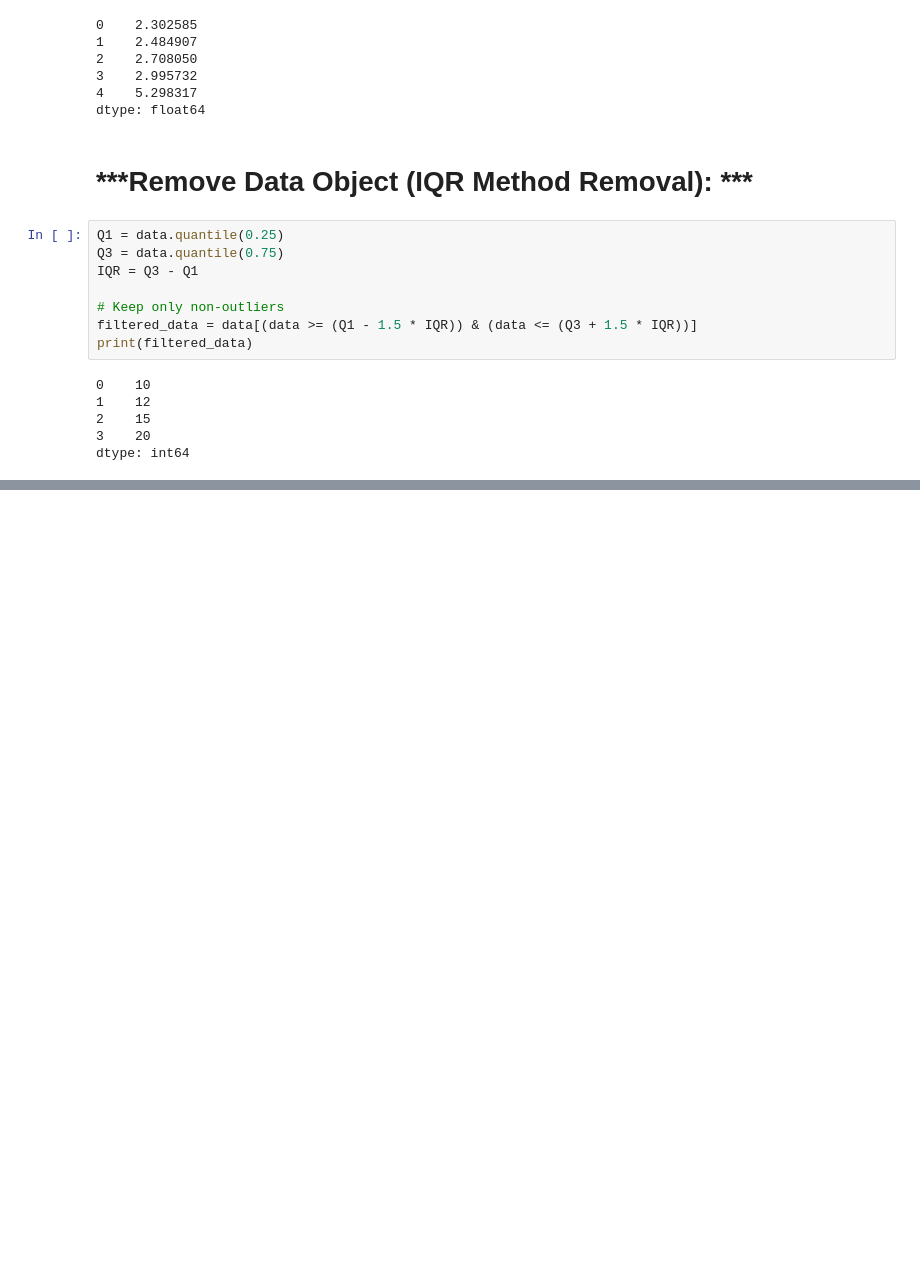
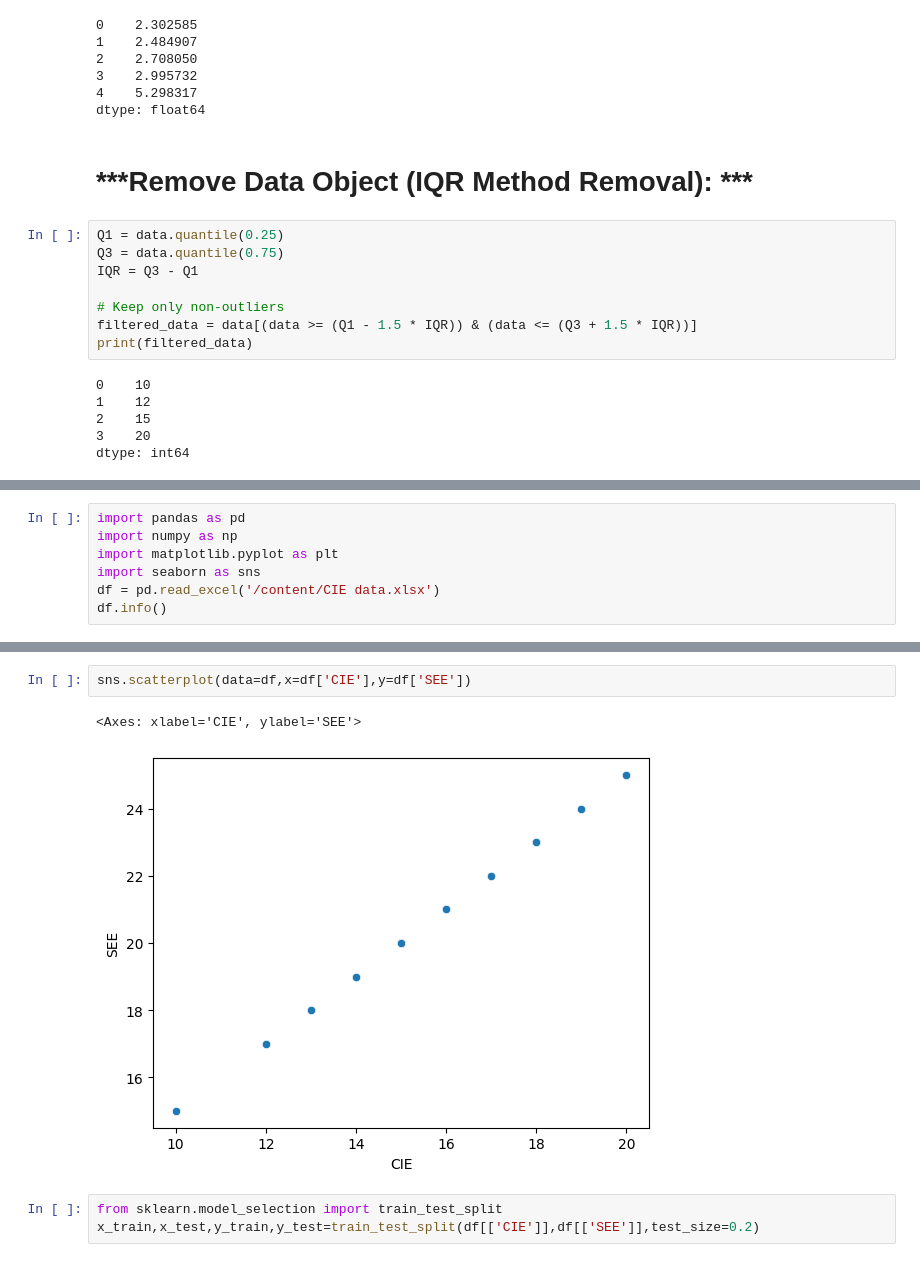
Before and after one commit to karnool/22CS508, a Jupyter notebook: 22cs508.ipynb, the cells around one changed output, grey strips where cells are left out. Drawn from its saved outputs; the diff is of its cells as text; blank space fills up the shorter version.

```diff
--- a/22cs508.ipynb
+++ b/22cs508.ipynb
@@ -2555,0 +2863,7 @@ dtype: int64
+# %%
+import pandas as pd
+import numpy as np
+import matplotlib.pyplot as plt
+import seaborn as sns
+df = pd.read_excel('/content/CIE data.xlsx')
+df.info()
@@ -2555,0 +2933,8 @@ dtype: int64
+# %%
+sns.scatterplot(data=df,x=df['CIE'],y=df['SEE'])
+# %% [output]
+<Axes: xlabel='CIE', ylabel='SEE'>
+[figure, added]
+# %%
+from sklearn.model_selection import train_test_split
+x_train,x_test,y_train,y_test=train_test_split(df[['CIE']],df[['SEE']],test_size=0.2)
```
Also changed, not shown: parts of 53 cells of this notebook.
